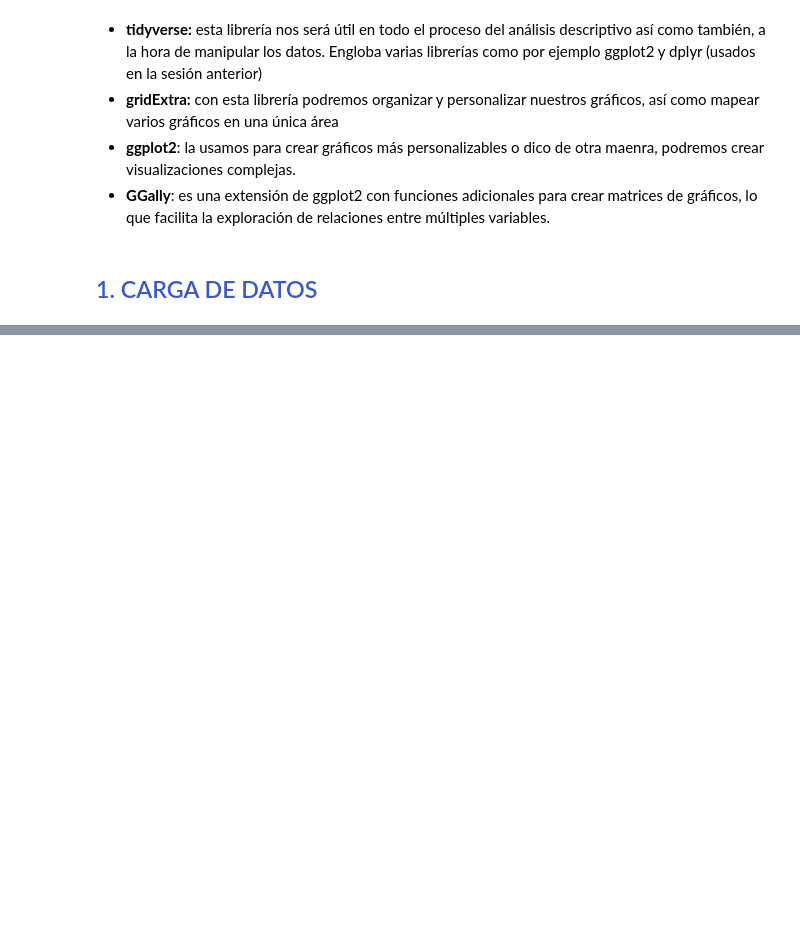
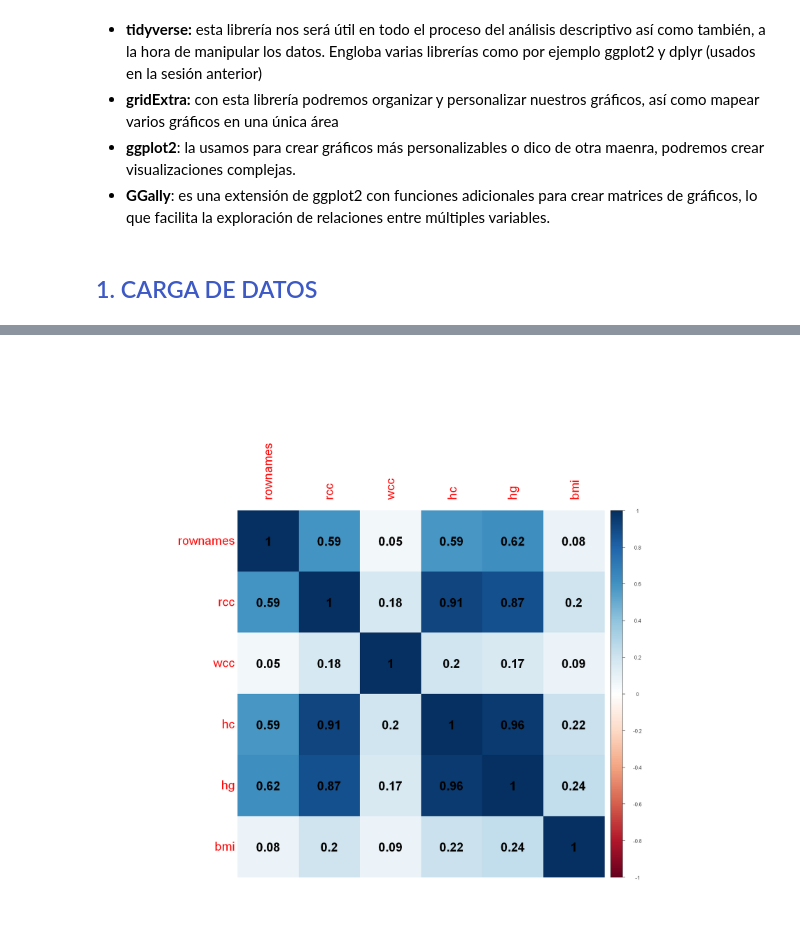
Before and after one commit to Didac-piferrer/MUDS, a Jupyter notebook: Estadistica/E5/MD004DidacPiferrerIglesiasAC05.ipynb, the cells around one changed output, grey strips where cells are left out. Saved outputs shown, nothing was run; the diff lists cells and outputs as text; code cells hidden in the pictures; blank space fills up the shorter version.

```diff
--- a/Estadistica/E5/MD004DidacPiferrerIglesiasAC05.ipynb
+++ b/Estadistica/E5/MD004DidacPiferrerIglesiasAC05.ipynb
@@ -54,0 +267,4 @@ data_ais = read.csv(file='202311_04_ais.csv', header=TRUE, sep=';', dec='.')
+# %%
+corrplot(cor(data_ais_numeric), method = "color",addCoef.col = "black", tl.cex = 2, number.cex = 2)
+# %% [output]
+[figure, added]
```
Also changed, not shown: parts of 58 cells of this notebook.
